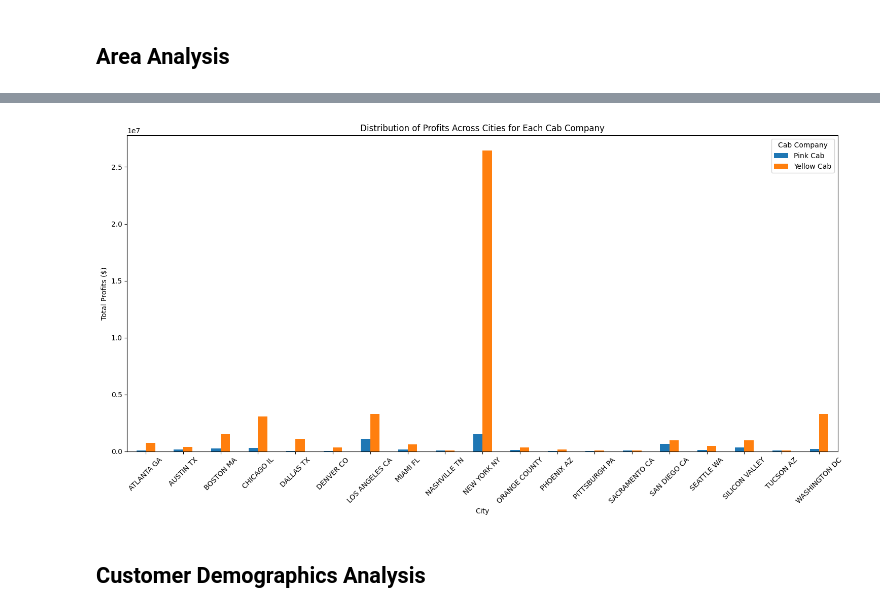
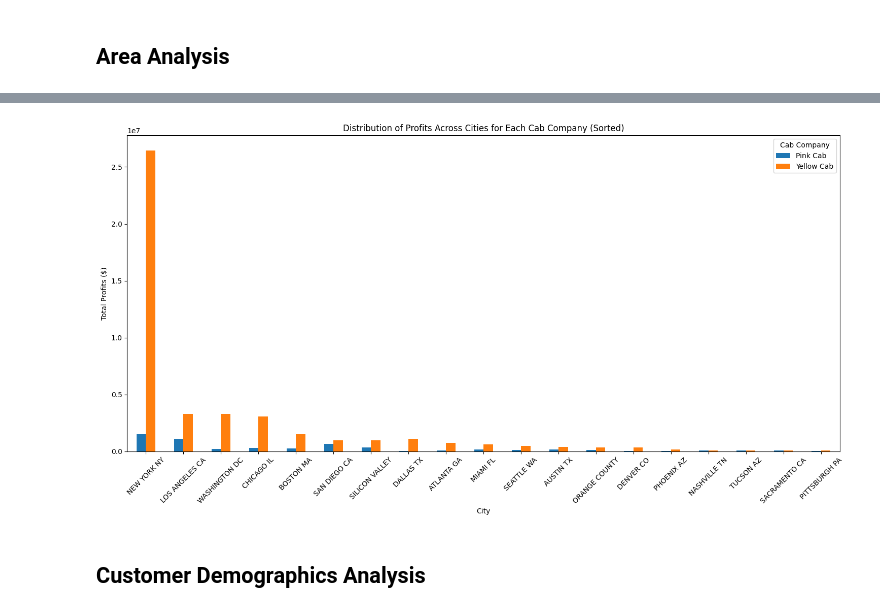
Before and after one commit to Yushamsi/G2M-Insight-for-Cab-Investment-Firm-EDA, a Jupyter notebook: Analysis.ipynb, the cells around one changed output, grey strips where cells are left out. Cells and saved outputs as stored; diff of their text form; code cells hidden in the pictures.

```diff
--- a/Analysis.ipynb
+++ b/Analysis.ipynb
@@ -723,21 +741,30 @@ plt.show()
 # %%
 # Grouping the data by City and Company to calculate the total profits
 profits_by_city_company = master_data.groupby(['City', 'Company'])['Profit'].sum().unstack()
 
-# Plotting the distribution of profits for each company across cities
+# Calculate the total profits for each city
+profits_by_city_company['Total Profits'] = profits_by_city_company.sum(axis=1)
+
+# Sort the DataFrame based on 'Total Profits' in descending order
+profits_by_city_company_sorted = profits_by_city_company.sort_values('Total Profits', ascending=False)
+
+# Drop the 'Total Profits' column as it's only needed for sorting
+profits_by_city_company_sorted = profits_by_city_company_sorted.drop(columns='Total Profits')
+
+# Plotting the sorted distribution of profits for each company across cities
 plt.figure(figsize=(15, 8))
-profits_by_city_company.plot(kind='bar', ax=plt.gca())
-plt.title('Distribution of Profits Across Cities for Each Cab Company')
+profits_by_city_company_sorted.plot(kind='bar', ax=plt.gca())
+plt.title('Distribution of Profits Across Cities for Each Cab Company (Sorted)')
 plt.ylabel('Total Profits ($)')
 plt.xlabel('City')
 plt.xticks(rotation=45)
 plt.legend(title='Cab Company')
 plt.tight_layout()
 
 # Displaying the plot
 plt.show()
 # %% [output]
-[figure, old version]
+[figure, new version]
 # %% [markdown]
 ## Customer Demographics Analysis
 # %% [markdown]
```
Also changed, not shown: parts of 70 cells of this notebook, 1 other file.
